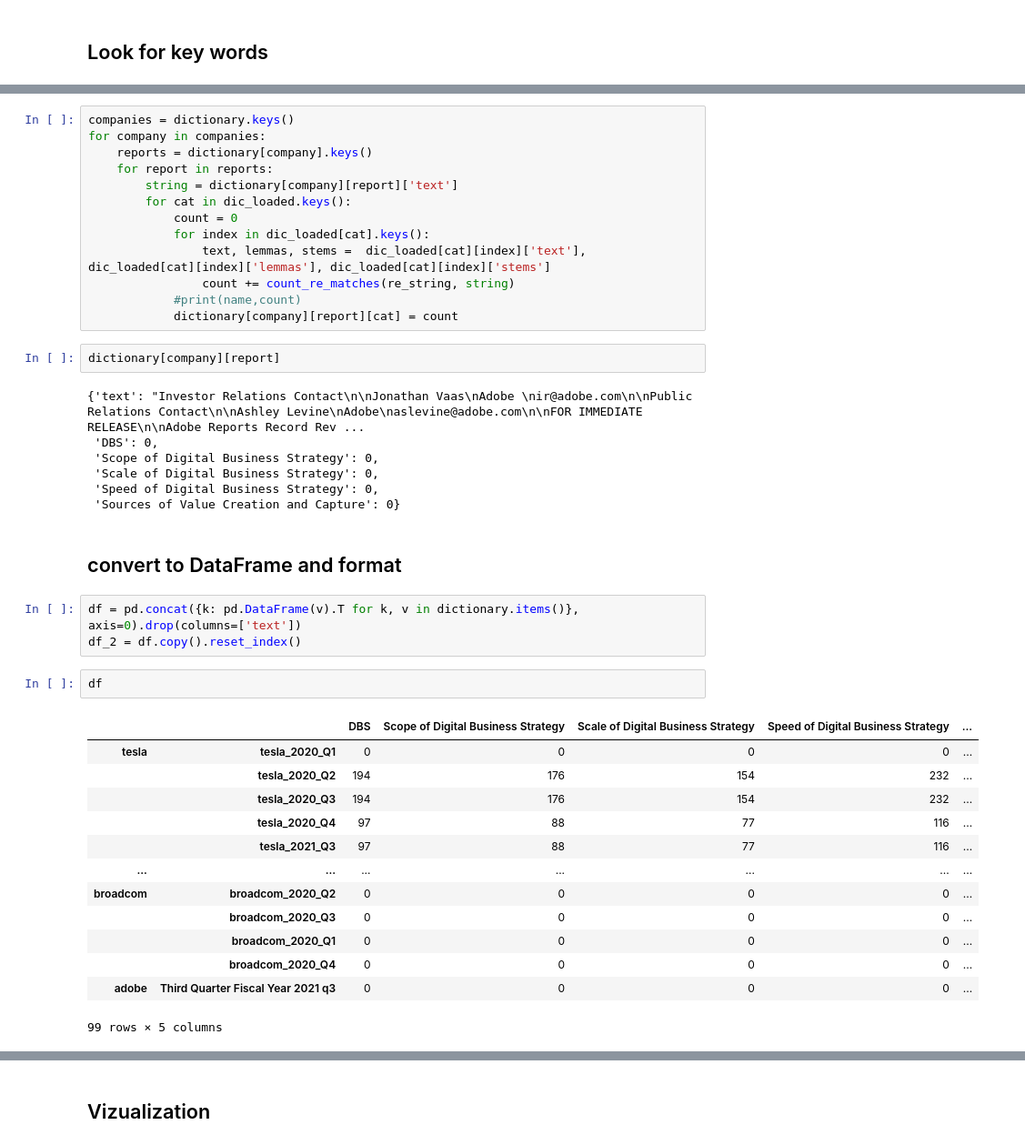
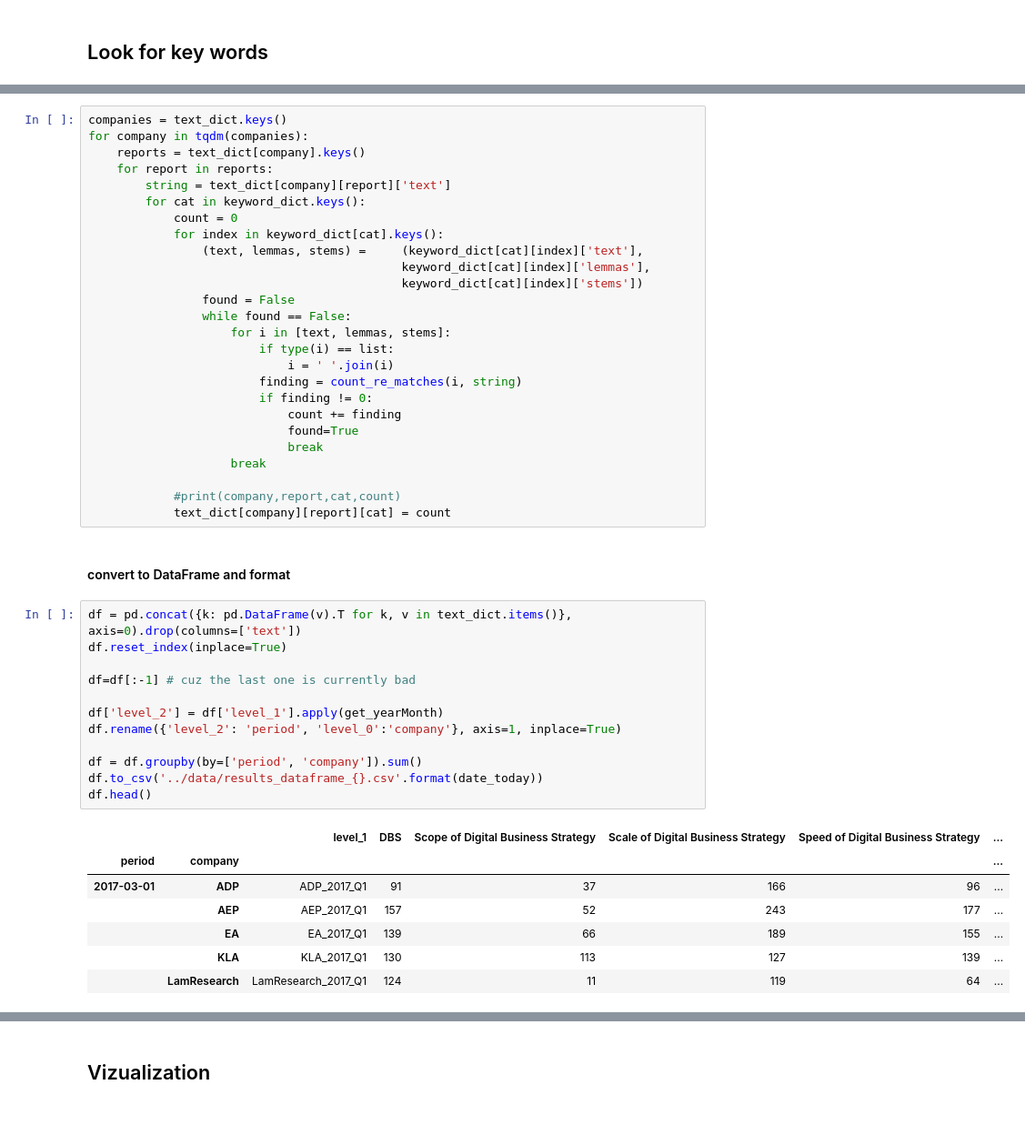
Before and after one commit to tonton-golio/DBS_textual, a Jupyter notebook: Shareholder_deck_keywords_newApproach.ipynb, the cells around one changed output, grey strips where cells are left out. Shown at 91% size. Saved outputs shown, nothing was run; the diff lists cells and outputs as text; blank space fills up the shorter version.

```diff
--- a/Shareholder_deck_keywords_newApproach.ipynb
+++ b/Shareholder_deck_keywords_newApproach.ipynb
@@ -187,43 +176,48 @@ count_re_matches(dbs_re_string,
 # %%
-companies = dictionary.keys()
-for company in companies:
-    reports = dictionary[company].keys()
+companies = text_dict.keys()
+for company in tqdm(companies):
+    reports = text_dict[company].keys()
     for report in reports:
-        string = dictionary[company][report]['text']
-        for cat in dic_loaded.keys():
+        string = text_dict[company][report]['text']
+        for cat in keyword_dict.keys():
             count = 0
-            for index in dic_loaded[cat].keys():
-                text, lemmas, stems =  dic_loaded[cat][index]['text'], dic_loaded[cat][index]['lemmas'], dic_loaded[cat][index]['stems']
-                count += count_re_matches(re_string, string)
-            #print(name,count)
-            dictionary[company][report][cat] = count
+            for index in keyword_dict[cat].keys():
+                (text, lemmas, stems) =     (keyword_dict[cat][index]['text'],
+                                            keyword_dict[cat][index]['lemmas'],
+                                            keyword_dict[cat][index]['stems'])
+                found = False
+                while found == False:
+                    for i in [text, lemmas, stems]:
+                        if type(i) == list:
+                            i = ' '.join(i)
+                        finding = count_re_matches(i, string)
+                        if finding != 0:
+                            count += finding
+                            found=True
+                            break
+                    break
+
+            #print(company,report,cat,count)
+            text_dict[company][report][cat] = count
-# %%
-dictionary[company][report]
-# %% [output]
-{'text': "Investor Relations Contact\n\nJonathan Vaas\nAdobe \nir@adobe.com\n\nPublic Relations Contact\n\nAshley Levine\nAdobe\naslevine@adobe.com\n\nFOR IMMEDIATE RELEASE\n\nAdobe Reports Record Rev ...
- 'DBS': 0,
- 'Scope of Digital Business Strategy': 0,
- 'Scale of Digital Business Strategy': 0,
- 'Speed of Digital Business Strategy': 0,
- 'Sources of Value Creation and Capture': 0}
 # %% [markdown]
-## convert to DataFrame and format
+#### convert to DataFrame and format
-# %%
-df = pd.concat({k: pd.DataFrame(v).T for k, v in dictionary.items()}, axis=0).drop(columns=['text'])
-df_2 = df.copy().reset_index()
 # %%
-df
+df = pd.concat({k: pd.DataFrame(v).T for k, v in text_dict.items()}, axis=0).drop(columns=['text'])
+df.reset_index(inplace=True)
+
+df=df[:-1] # cuz the last one is currently bad
+
+df['level_2'] = df['level_1'].apply(get_yearMonth)
+df.rename({'level_2': 'period', 'level_0':'company'}, axis=1, inplace=True)
+
+df = df.groupby(by=['period', 'company']).sum()
+df.to_csv('../data/results_dataframe_{}.csv'.format(date_today))
+df.head()
 # %% [output]
-|  |  | DBS | Scope of Digital Business Strategy | Scale of Digital Business Strategy | Speed of Digital Business Strategy | ... |
-| tesla | tesla_2020_Q1 | 0 | 0 | 0 | 0 | ... |
-|  | tesla_2020_Q2 | 194 | 176 | 154 | 232 | ... |
-|  | tesla_2020_Q3 | 194 | 176 | 154 | 232 | ... |
-|  | tesla_2020_Q4 | 97 | 88 | 77 | 116 | ... |
-|  | tesla_2021_Q3 | 97 | 88 | 77 | 116 | ... |
-| ... | ... | ... | ... | ... | ... | ... |
-| broadcom | broadcom_2020_Q2 | 0 | 0 | 0 | 0 | ... |
-|  | broadcom_2020_Q3 | 0 | 0 | 0 | 0 | ... |
-|  | broadcom_2020_Q1 | 0 | 0 | 0 | 0 | ... |
-|  | broadcom_2020_Q4 | 0 | 0 | 0 | 0 | ... |
-| adobe | Third Quarter Fiscal Year 2021 q3 | 0 | 0 | 0 | 0 | ... |
+|  |  | level_1 | DBS | Scope of Digital Business Strategy | Scale of Digital Business Strategy | Speed of Digital Business Strategy | ... |
+| period | company |  |  |  |  |  | ... |
+| 2017-03-01 | ADP | ADP_2017_Q1 | 91 | 37 | 166 | 96 | ... |
+|  | AEP | AEP_2017_Q1 | 157 | 52 | 243 | 177 | ... |
+|  | EA | EA_2017_Q1 | 139 | 66 | 189 | 155 | ... |
+|  | KLA | KLA_2017_Q1 | 130 | 113 | 127 | 139 | ... |
+|  | LamResearch | LamResearch_2017_Q1 | 124 | 11 | 119 | 64 | ... |
-99 rows × 5 columns
```
Also changed, not shown: parts of 55 cells of this notebook, 16 other files.
